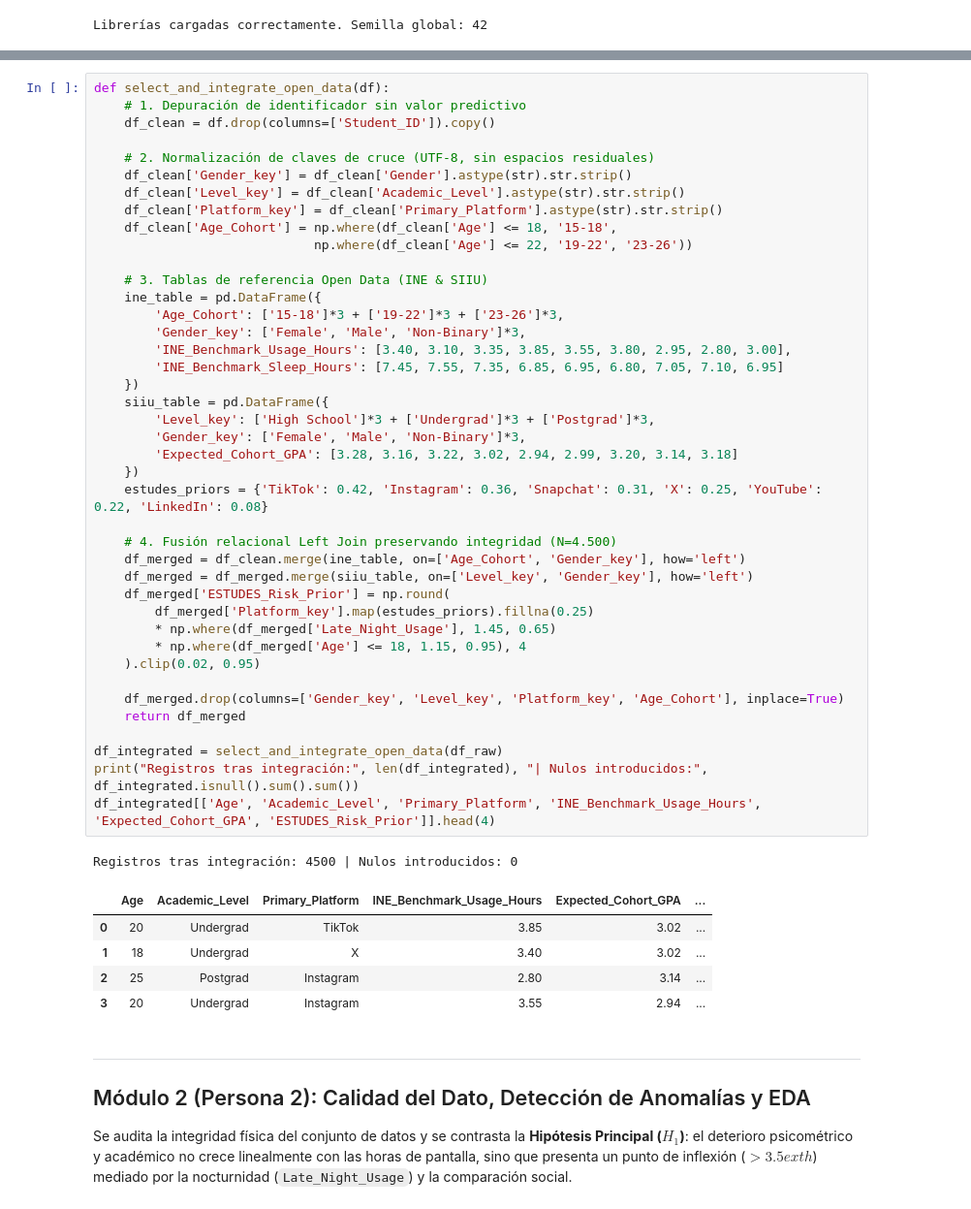
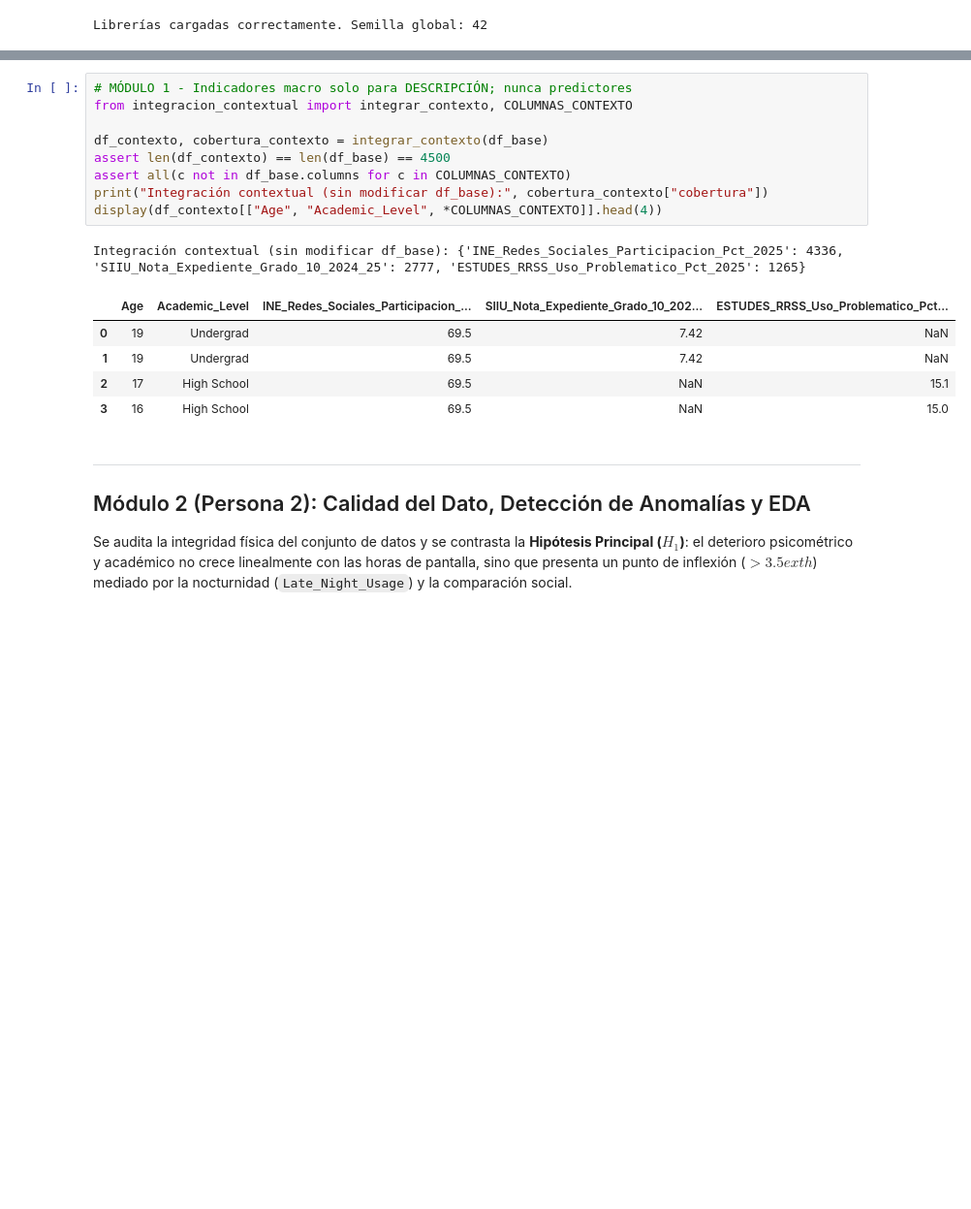
Before and after one commit to Javier-Herreros-Pinilla/social-media-student-wellbeing-ml, a Jupyter notebook: Entrega_2_Pipeline_KDD_EDA_Preproceso.ipynb, the cells around one changed output, grey strips where cells are left out. Shown at 97% size. Saved outputs shown, nothing was run; the diff lists cells and outputs as text; blank space fills up the shorter version.

```diff
--- a/Entrega_2_Pipeline_KDD_EDA_Preproceso.ipynb
+++ b/Entrega_2_Pipeline_KDD_EDA_Preproceso.ipynb
@@ -133,51 +91,19 @@ Dimensiones iniciales: 4500 filas x 16 columnas
 # %%
-def select_and_integrate_open_data(df):
-    # 1. Depuración de identificador sin valor predictivo
-    df_clean = df.drop(columns=['Student_ID']).copy()
+# MÓDULO 1 - Indicadores macro solo para DESCRIPCIÓN; nunca predictores
+from integracion_contextual import integrar_contexto, COLUMNAS_CONTEXTO
 
-    # 2. Normalización de claves de cruce (UTF-8, sin espacios residuales)
-    df_clean['Gender_key'] = df_clean['Gender'].astype(str).str.strip()
-    df_clean['Level_key'] = df_clean['Academic_Level'].astype(str).str.strip()
-    df_clean['Platform_key'] = df_clean['Primary_Platform'].astype(str).str.strip()
-    df_clean['Age_Cohort'] = np.where(df_clean['Age'] <= 18, '15-18',
-                             np.where(df_clean['Age'] <= 22, '19-22', '23-26'))
-
-    # 3. Tablas de referencia Open Data (INE & SIIU)
-    ine_table = pd.DataFrame({
-        'Age_Cohort': ['15-18']*3 + ['19-22']*3 + ['23-26']*3,
-        'Gender_key': ['Female', 'Male', 'Non-Binary']*3,
-        'INE_Benchmark_Usage_Hours': [3.40, 3.10, 3.35, 3.85, 3.55, 3.80, 2.95, 2.80, 3.00],
-        'INE_Benchmark_Sleep_Hours': [7.45, 7.55, 7.35, 6.85, 6.95, 6.80, 7.05, 7.10, 6.95]
-    })
-    siiu_table = pd.DataFrame({
-        'Level_key': ['High School']*3 + ['Undergrad']*3 + ['Postgrad']*3,
-        'Gender_key': ['Female', 'Male', 'Non-Binary']*3,
-        'Expected_Cohort_GPA': [3.28, 3.16, 3.22, 3.02, 2.94, 2.99, 3.20, 3.14, 3.18]
-    })
-    estudes_priors = {'TikTok': 0.42, 'Instagram': 0.36, 'Snapchat': 0.31, 'X': 0.25, 'YouTube': 0.22, 'LinkedIn': 0.08}
-
-    # 4. Fusión relacional Left Join preservando integridad (N=4.500)
-    df_merged = df_clean.merge(ine_table, on=['Age_Cohort', 'Gender_key'], how='left')
-    df_merged = df_merged.merge(siiu_table, on=['Level_key', 'Gender_key'], how='left')
-    df_merged['ESTUDES_Risk_Prior'] = np.round(
-        df_merged['Platform_key'].map(estudes_priors).fillna(0.25)
-        * np.where(df_merged['Late_Night_Usage'], 1.45, 0.65)
-        * np.where(df_merged['Age'] <= 18, 1.15, 0.95), 4
-    ).clip(0.02, 0.95)
-
-    df_merged.drop(columns=['Gender_key', 'Level_key', 'Platform_key', 'Age_Cohort'], inplace=True)
-    return df_merged
-
-df_integrated = select_and_integrate_open_data(df_raw)
-print("Registros tras integración:", len(df_integrated), "| Nulos introducidos:", df_integrated.isnull().sum().sum())
-df_integrated[['Age', 'Academic_Level', 'Primary_Platform', 'INE_Benchmark_Usage_Hours', 'Expected_Cohort_GPA', 'ESTUDES_Risk_Prior']].head(4)
+df_contexto, cobertura_contexto = integrar_contexto(df_base)
+assert len(df_contexto) == len(df_base) == 4500
+assert all(c not in df_base.columns for c in COLUMNAS_CONTEXTO)
+print("Integración contextual (sin modificar df_base):", cobertura_contexto["cobertura"])
+display(df_contexto[["Age", "Academic_Level", *COLUMNAS_CONTEXTO]].head(4))
 # %% [output]
-Registros tras integración: 4500 | Nulos introducidos: 0
+Integración contextual (sin modificar df_base): {'INE_Redes_Sociales_Participacion_Pct_2025': 4336, 'SIIU_Nota_Expediente_Grado_10_2024_25': 2777, 'ESTUDES_RRSS_Uso_Problematico_Pct_2025': 1265}
-|  | Age | Academic_Level | Primary_Platform | INE_Benchmark_Usage_Hours | Expected_Cohort_GPA | ... |
-| 0 | 20 | Undergrad | TikTok | 3.85 | 3.02 | ... |
-| 1 | 18 | Undergrad | X | 3.40 | 3.02 | ... |
-| 2 | 25 | Postgrad | Instagram | 2.80 | 3.14 | ... |
-| 3 | 20 | Undergrad | Instagram | 3.55 | 2.94 | ... |
+|  | Age | Academic_Level | INE_Redes_Sociales_Participacion_... | SIIU_Nota_Expediente_Grado_10_202... | ESTUDES_RRSS_Uso_Problematico_Pct... |
+| 0 | 19 | Undergrad | 69.5 | 7.42 | NaN |
+| 1 | 19 | Undergrad | 69.5 | 7.42 | NaN |
+| 2 | 17 | High School | 69.5 | NaN | 15.1 |
+| 3 | 16 | High School | 69.5 | NaN | 15.0 |
 # %% [markdown]
 ---
 ## Módulo 2 (Persona 2): Calidad del Dato, Detección de Anomalías y EDA
```
Also changed, not shown: parts of 11 cells of this notebook, 1 other file.
